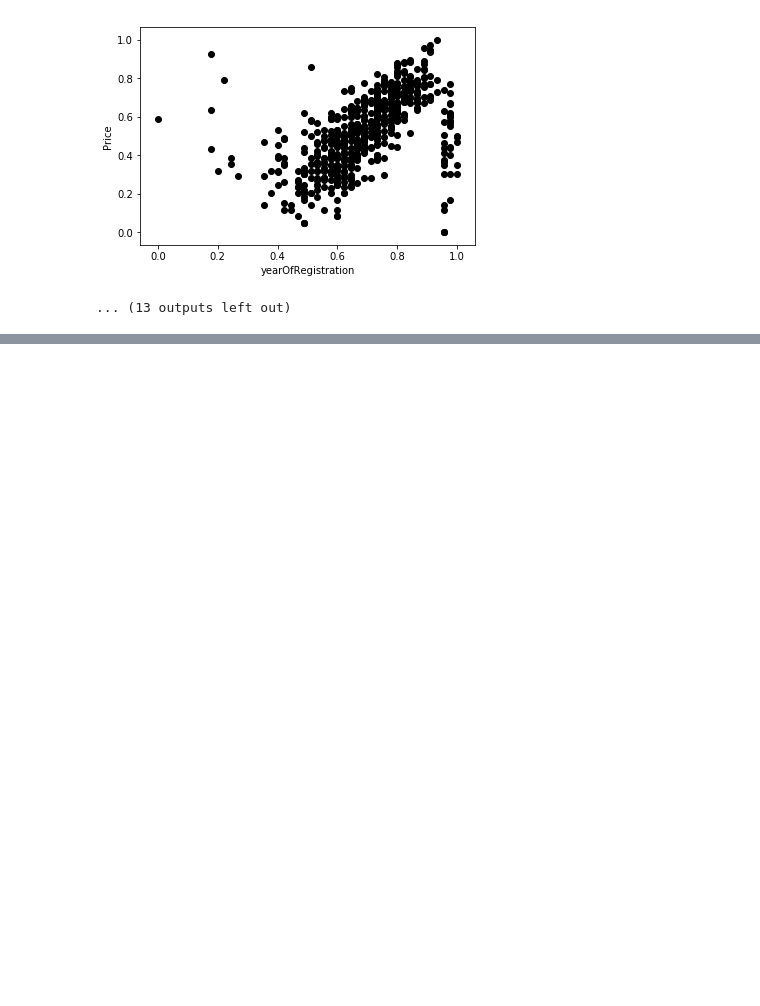
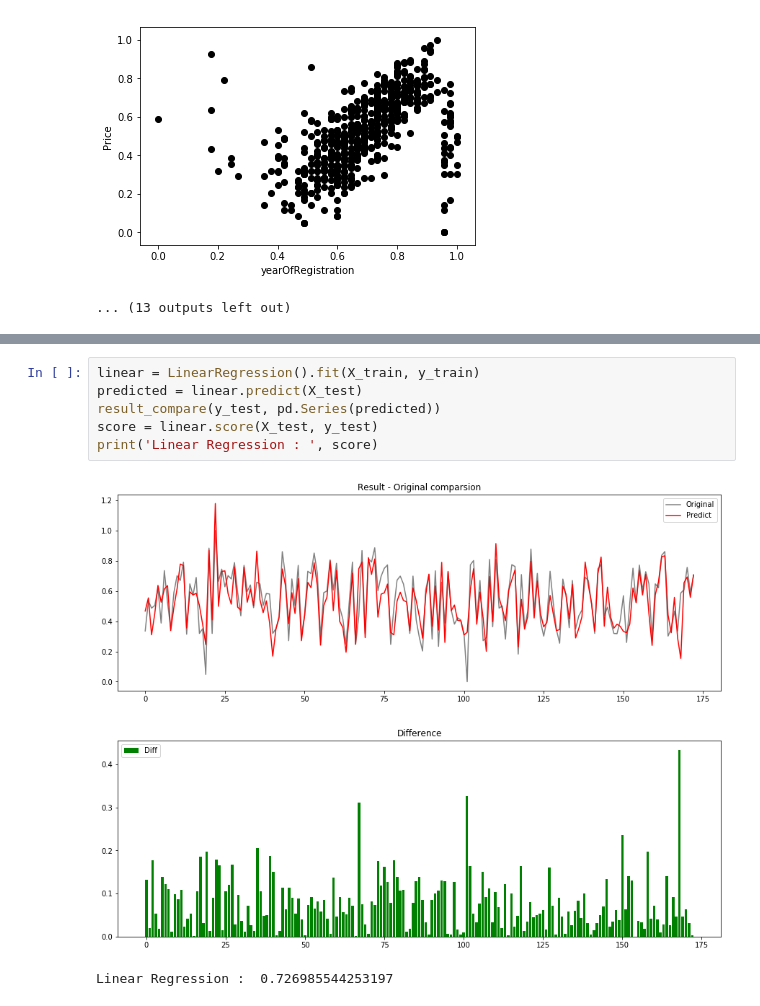
Before and after one commit to KimDoubleB/DS_Tutorials, a Jupyter notebook: Regression_Used_Car.ipynb, the cells around one changed output, grey strips where cells are left out. Drawn from its saved outputs; the diff is of its cells as text; blank space fills up the shorter version.

```diff
--- a/Regression_Used_Car.ipynb
+++ b/Regression_Used_Car.ipynb
@@ -408,0 +352,10 @@ Accuracy using MAPE:
+# %%
+linear = LinearRegression().fit(X_train, y_train)
+predicted = linear.predict(X_test)
+result_compare(y_test, pd.Series(predicted))
+score = linear.score(X_test, y_test)
+print('Linear Regression : ', score)
+# %% [output]
+[figure, added]
+[figure, added]
+Linear Regression :  0.726985544253197
```
Also changed, not shown: parts of 7 cells of this notebook.
